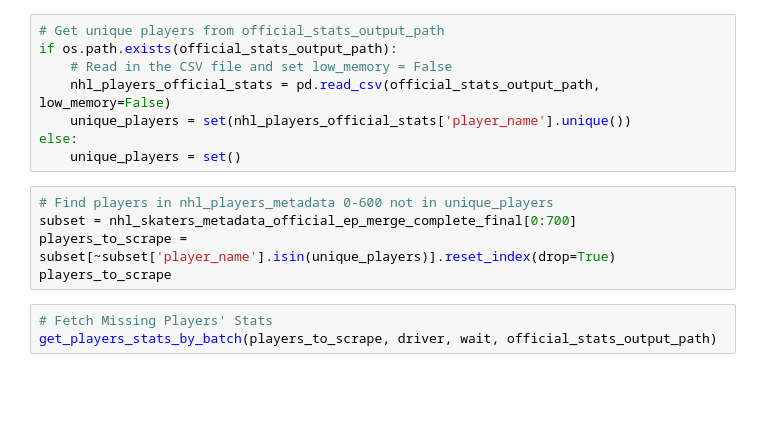
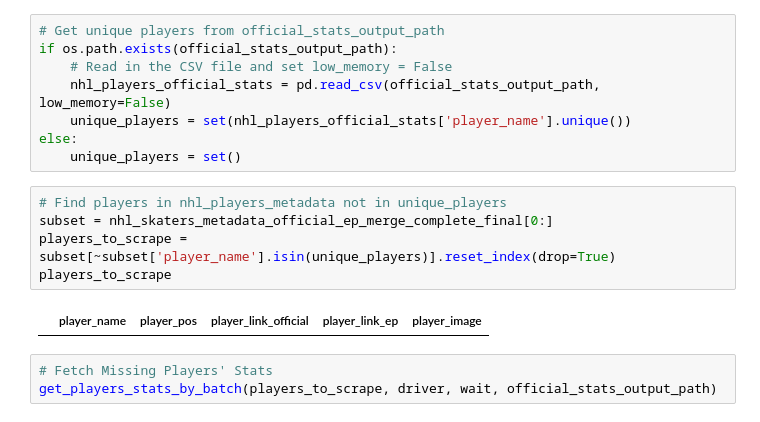
Before and after one commit to shigenogoro/NHL-Prospect-Predictor, a Jupyter notebook: eliteprospects_scraper/nhl_official_data_prep.ipynb, the cells around one changed output. Cells and saved outputs as stored; diff of their text form; blank space fills up the shorter version.

```diff
--- a/eliteprospects_scraper/nhl_official_data_prep.ipynb
+++ b/eliteprospects_scraper/nhl_official_data_prep.ipynb
@@ -499,10 +1371,12 @@ if os.path.exists(official_stats_output_path):
 else:
     unique_players = set()
 # %%
-# Find players in nhl_players_metadata 0-600 not in unique_players
-subset = nhl_skaters_metadata_official_ep_merge_complete_final[0:700]
+# Find players in nhl_players_metadata not in unique_players
+subset = nhl_skaters_metadata_official_ep_merge_complete_final[0:]
 players_to_scrape = subset[~subset['player_name'].isin(unique_players)].reset_index(drop=True)
 players_to_scrape
+# %% [output]
+|  | player_name | player_pos | player_link_official | player_link_ep | player_image |
 # %%
 # Fetch Missing Players' Stats
 get_players_stats_by_batch(players_to_scrape, driver, wait, official_stats_output_path)
```
Also changed, not shown: parts of 48 cells of this notebook, 4 other files.
